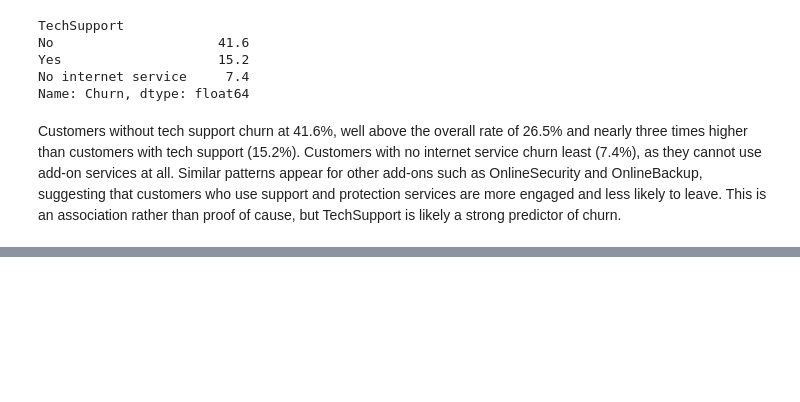
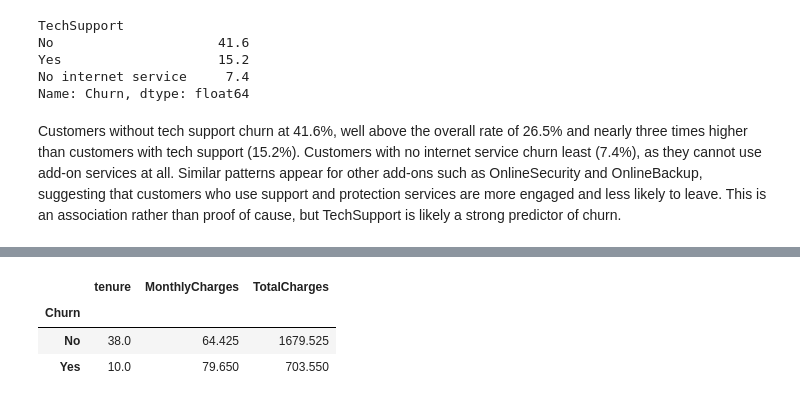
Before and after one commit to senanayakenithikas-ux/cm2604-churn-prediction, a Jupyter notebook: 01_eda.ipynb, the cells around one changed output, grey strips where cells are left out. Cells and saved outputs as stored; diff of their text form; code cells hidden in the pictures; blank space fills up the shorter version.

```diff
--- a/01_eda.ipynb
+++ b/01_eda.ipynb
@@ -175,0 +192,8 @@ Customers without tech support churn at 41.6%, well above the overall rate of 26
+# %%
+# Median of each numeric feature for churned vs stayed
+df.groupby("Churn")[["tenure", "MonthlyCharges", "TotalCharges"]].median()
+# %% [output]
+|  | tenure | MonthlyCharges | TotalCharges |
+| Churn |  |  |  |
+| No | 38.0 | 64.425 | 1679.525 |
+| Yes | 10.0 | 79.650 | 703.550 |
```
Also changed, not shown: parts of 3 cells of this notebook.
